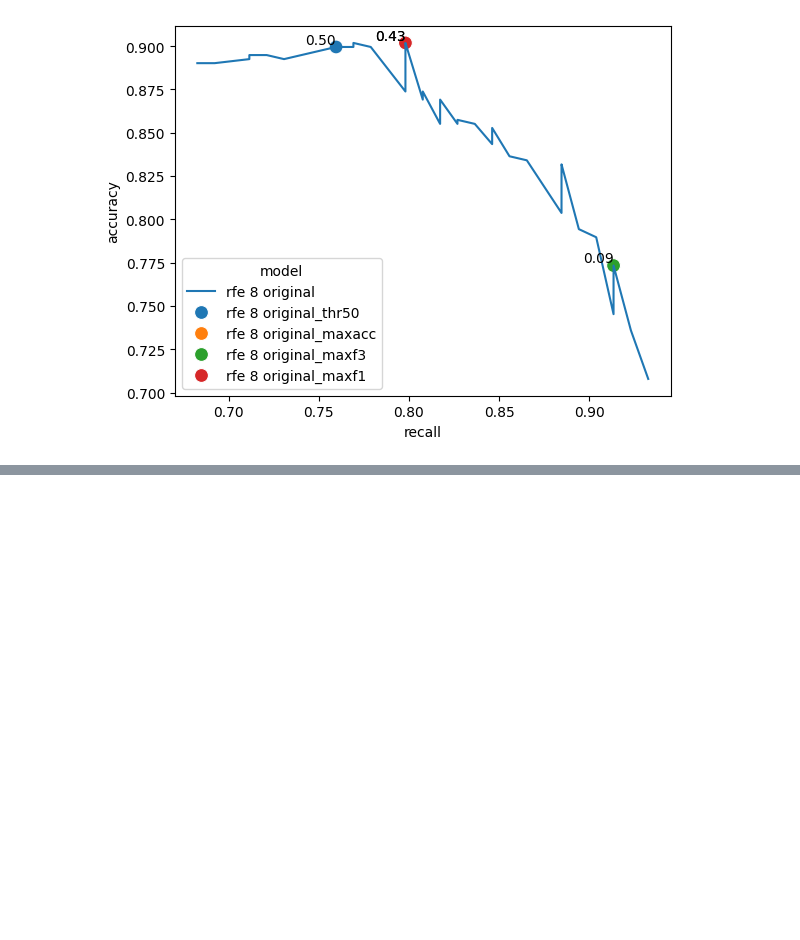
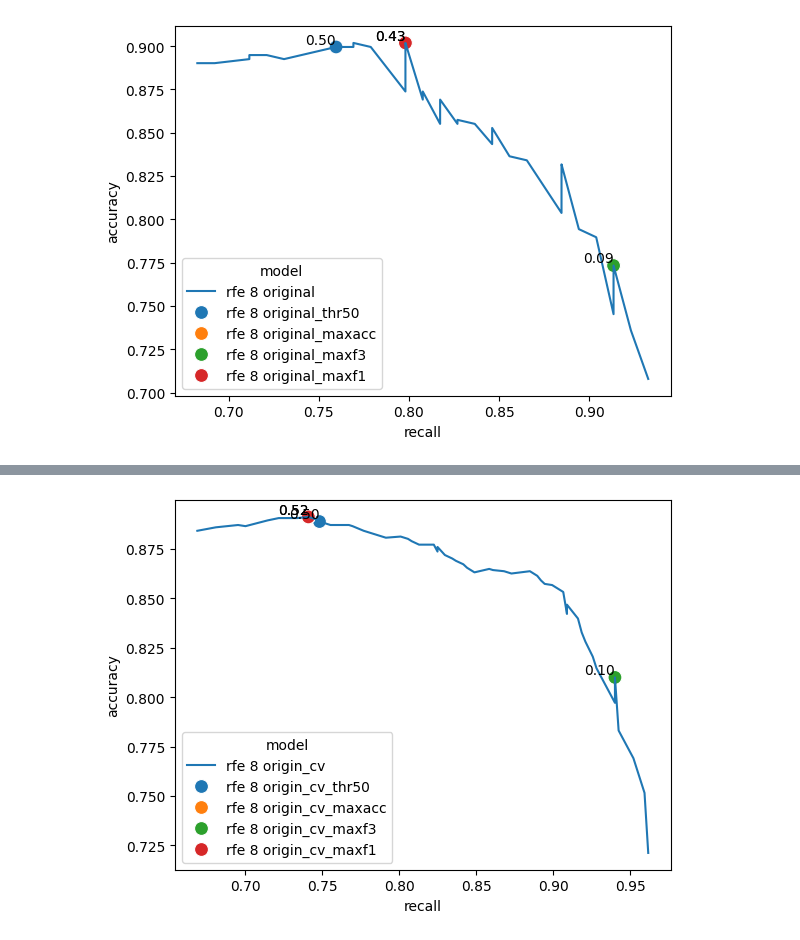
Before and after one commit to AlexanderBusa/ProgettoTeam2, a Jupyter notebook: threshold_tuning.ipynb, the cells around one changed output, grey strips where cells are left out. Drawn from its saved outputs; the diff is of its cells as text; code cells hidden in the pictures; blank space fills up the shorter version.

Commit message:
debug cross validation threshold computation

```diff
--- a/threshold_tuning.ipynb
+++ b/threshold_tuning.ipynb
@@ -192,0 +282,10 @@ plot_acc_recall(results_rfe)
+# %%
+model = LogisticRegression(random_state=42)
+
+with open("models/rfe_features_250103.pkl", "rb") as file:
+    # we load the model with 8 features
+    rfe_selected_features = pickle.load(file)[8]
+X_train_rfe = X_train[rfe_selected_features]
+X_test_rfe = X_test[rfe_selected_features]
+
+print(rfe_selected_features)
@@ -192,0 +296,2 @@ plot_acc_recall(results_rfe)
+# %%
+cv_thresholds_rfe = cv_mean_threshold_results(X_train_rfe,y_train,model, "rfe 8 origin", verbose = True)
@@ -192,0 +316,4 @@ plot_acc_recall(results_rfe)
+# %%
+plot_acc_recall(cv_thresholds_rfe)
+# %% [output]
+[figure, added]
```
Also changed, not shown: parts of 11 cells of this notebook.
